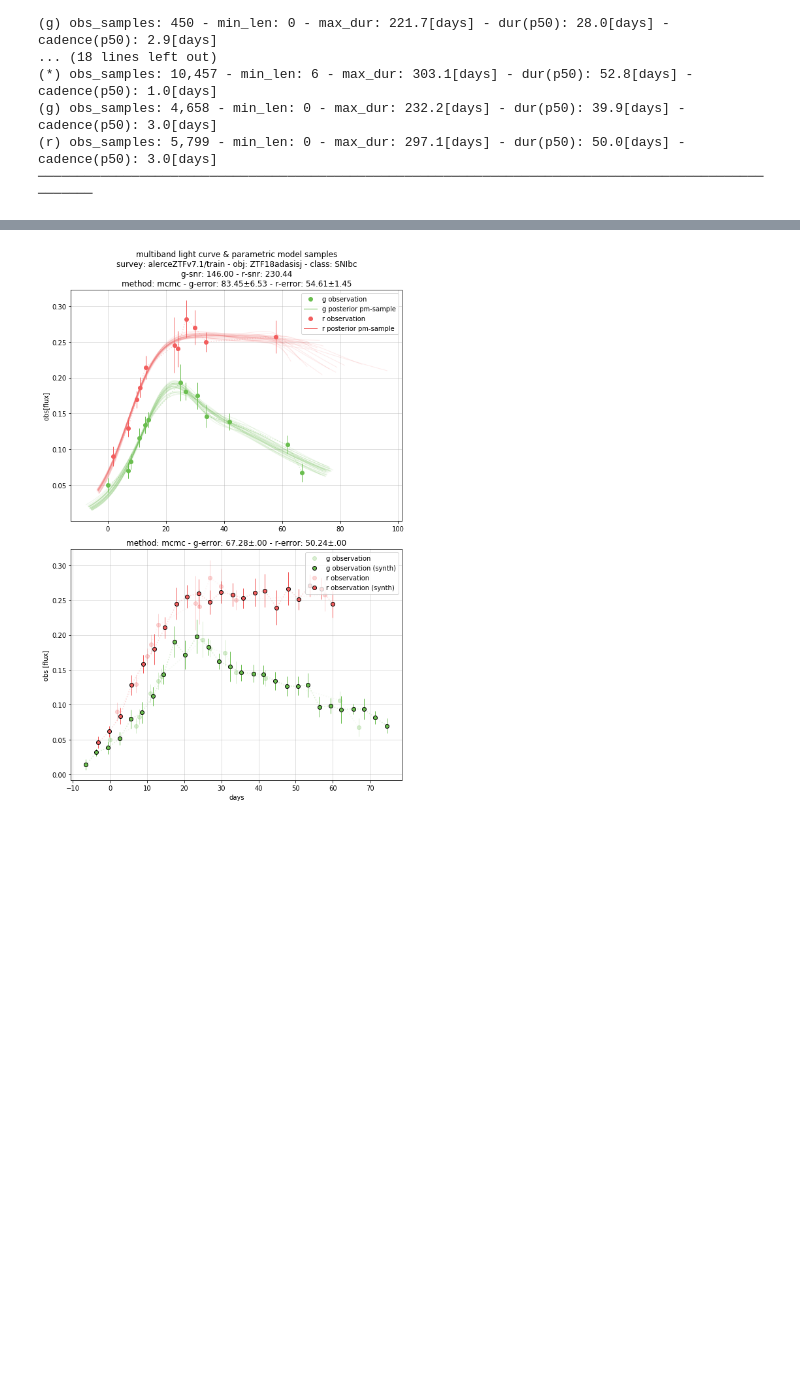
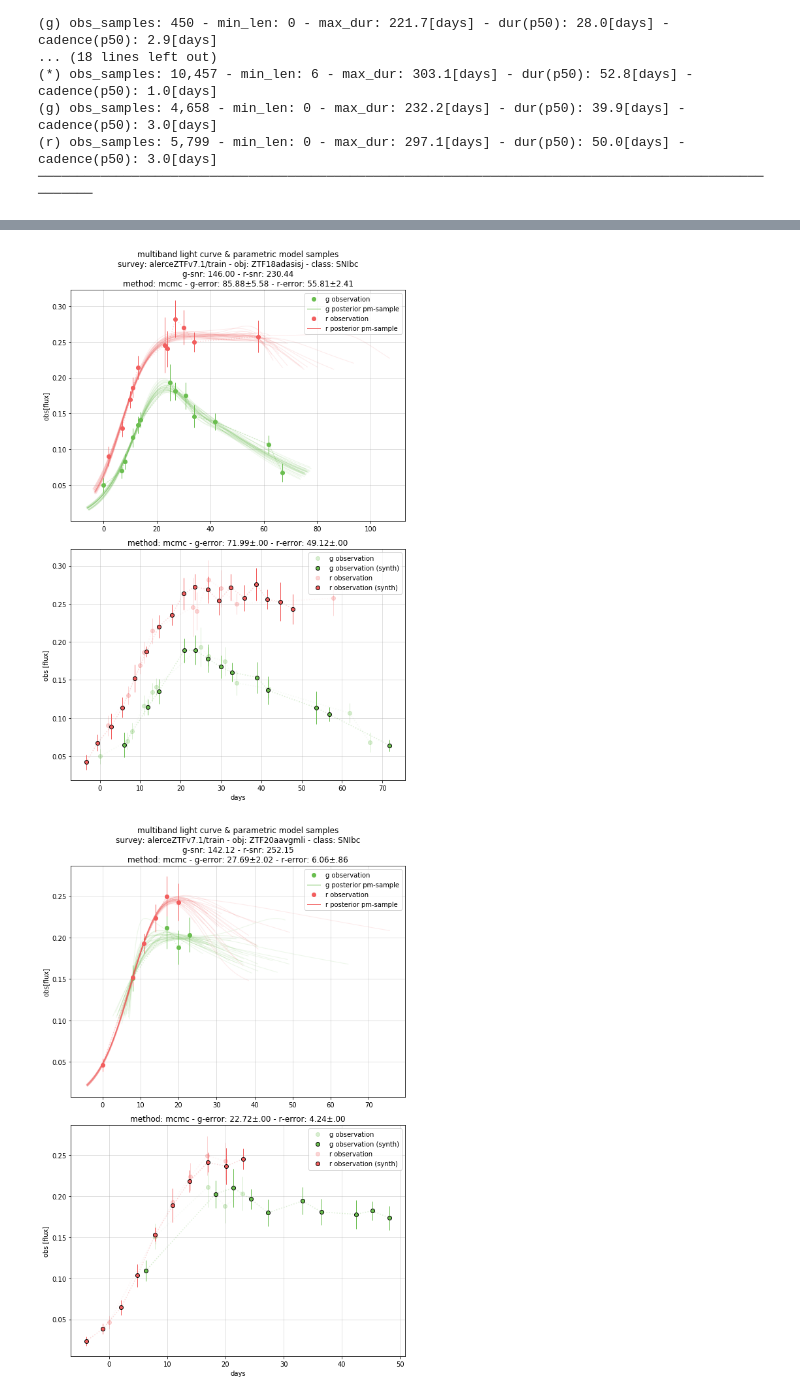
Before and after one commit to oscarpimentel/sne-lightcurves-synthetic, a Jupyter notebook: experiments/explore/test_fittings.ipynb, the cells around one changed output, grey strips where cells are left out. Drawn from its saved outputs; the diff is of its cells as text; code cells hidden in the pictures; blank space fills up the shorter version.

```diff
--- a/experiments/explore/test_fittings.ipynb
+++ b/experiments/explore/test_fittings.ipynb
@@ -64,6 +64,7 @@ LCDataset:
 # %%
 %load_ext autoreload
 %autoreload 2
+import matplotlib.pyplot as plt
 from synthsne.generators.synthetic_curves import get_syn_sne_generator
 from synthsne.plots.lc import plot_synthetic_samples
 from synthsne import C_
@@ -90,6 +91,7 @@ lcobj_names = [
 'ZTF19aaqcqkv',
 'ZTF19aadnxat',
 'ZTF19aaripqw',
+'ZTF18aaqkdwf',
 ]
 for lcobj_name in lcobj_names:
     if not lcobj_name in lcset.get_lcobj_names():
@@ -110,7 +112,8 @@ for lcobj_name in lcobj_names:
         'save_filedir':None,
     }
     plot_synthetic_samples(lcset, set_name, method, lcobj_name, new_lcobjs, new_smooth_lcojbs, **plot_kwargs)
-    break
+    plt.show()
+    #break
 # %% [output]
 The autoreload extension is already loaded. To reload it, use:
   %reload_ext autoreload
@@ -135 +121,2 @@ INFO (theano.gof.compilelock): To manually release the lock, delete /home/tesla/
-[figure, old version]
+[figure, new version]
+[figure, added]
```
Also changed, not shown: parts of 1 cell of this notebook, 4 other files.
